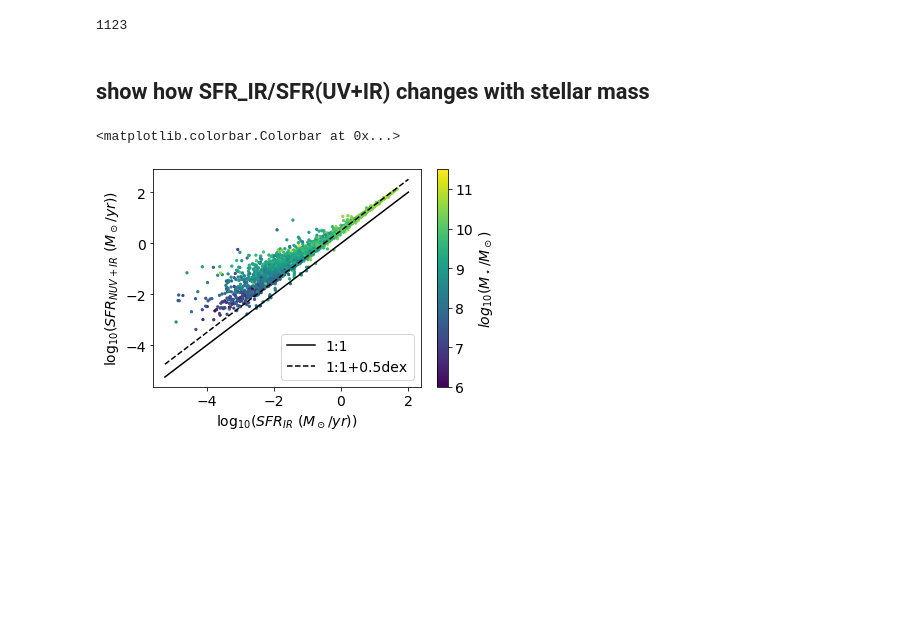
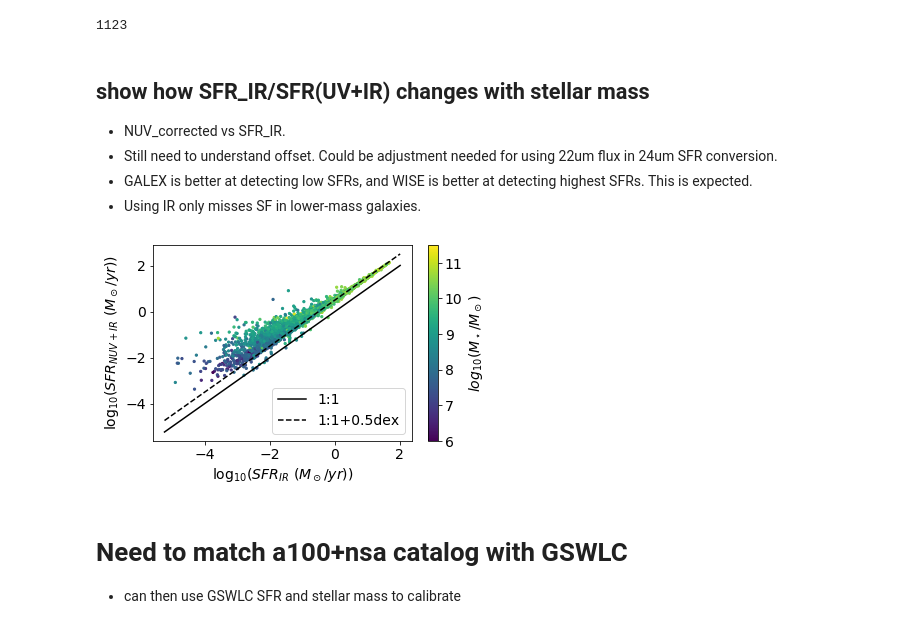
Before and after one commit to rfinn/APPSS, a Jupyter notebook: paper-plots-v1.ipynb, the cells around one changed output. Saved outputs shown, nothing was run; the diff lists cells and outputs as text; code cells hidden in the pictures; blank space fills up the shorter version.

```diff
--- a/paper-plots-v1.ipynb
+++ b/paper-plots-v1.ipynb
@@ -764,31 +851,43 @@ flag = (p.a100nsa['w4_mag'] > 0) & baseflag
 print(sum(flag))
 # %% [output]
 1123
-# %% [markdown]
-## show how SFR_IR/SFR(UV+IR) changes with stellar mass ##
+# %% [markdown]
+## show how SFR_IR/SFR(UV+IR) changes with stellar mass ##
+
+- NUV_corrected vs SFR_IR.
+- Still need to understand offset.  Could be adjustment needed for using 22um flux in 24um SFR conversion.
+- GALEX is better at detecting low SFRs, and WISE is better at detecting highest SFRs.  This is expected.
+- Using IR only misses SF in lower-mass galaxies.
 # %%
 baseflag = (p.a100nsa['a100Flag'] == 1) & (p.a100nsa['nsaFlag'] == 1)
 flag = (p.a100nsa['w4_mag'] > 0) & (p.a100nsa['SERSIC_ABSMAG'][:,1] < 0) & baseflag
 
 ir = p.a100nsa['logSFR22_KE'][flag]
 all = p.a100nsa['logSFR_NUVIR_KE'][flag]
 frac = p.a100nsa['logSFR22_KE'][flag]/p.a100nsa['logSFR_NUVIR_KE'][flag]
 mass = p.a100nsa['logMstarTaylor'][flag]
-plt.figure()
+
+plt.figure(figsize=(6,4))
+plt.subplots_adjust(left=.15,bottom=.2)
 #plt.plot(mass,frac,'b.')
 plt.scatter(ir,all,c=mass,s=5,vmin=6,vmax=11.5)
 #plt.ylim(0,5)
 x1,x2 = plt.xlim()
 xl = np.linspace(x1,x2,100)
 plt.plot(xl,xl,'k-',label='1:1')
 plt.plot(xl,xl+.5,'k--',label='1:1+0.5dex')
 plt.xlabel('$ \log_{10}(SFR_{IR} \  (M_\odot/yr))$')
 plt.ylabel('$ \log_{10}(SFR_{NUV+IR} \  (M_\odot/yr))$')
 plt.legend(loc='lower right')
 plt.colorbar(label='$log_{10}(M_\star/M_\odot)$')
 
+plt.savefig(homedir+'/research/APPSS/plots/NUV-IR-SFR-comparison.pdf')
+plt.savefig(homedir+'/research/APPSS/plots/NUV-IR-SFR-comparison.png')
 #plt.figure()
 #plt.hist(frac)
 # %% [output]
-<matplotlib.colorbar.Colorbar at 0x...>
-[figure, old version]
+[figure, new version]
+# %% [markdown]
+# Need to match a100+nsa catalog with GSWLC #
+
+- can then use GSWLC SFR and stellar mass to calibrate
```
Also changed, not shown: parts of 9 cells of this notebook.
